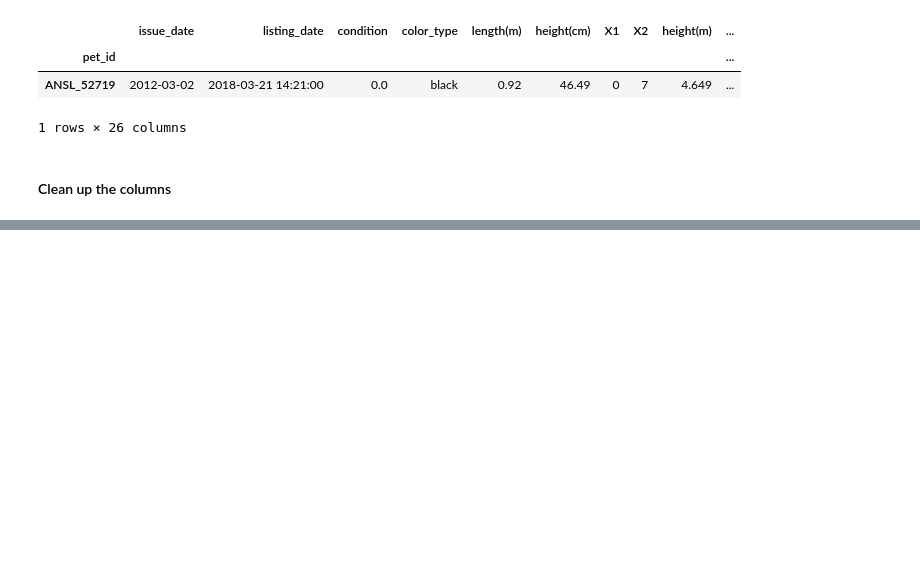
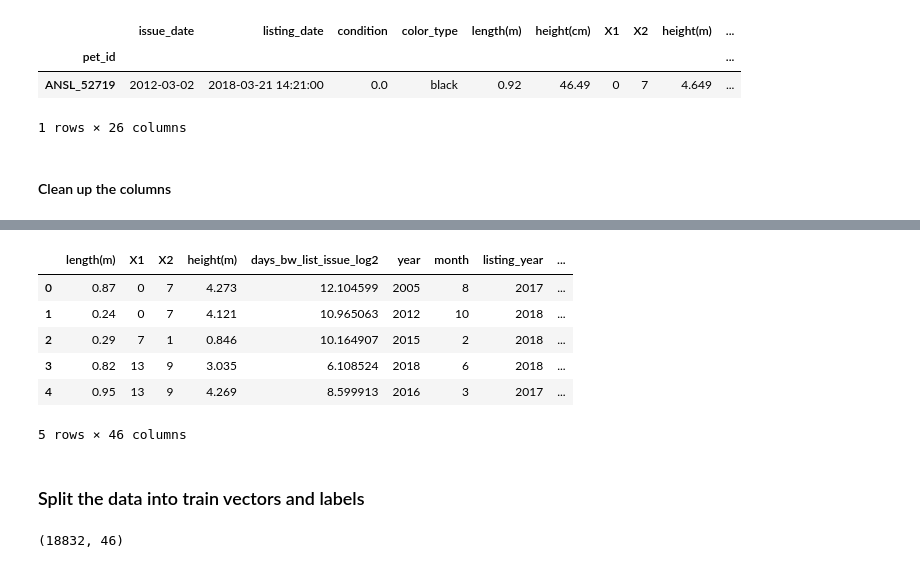
Before and after one commit to ShaunakSen/Data-Science-and-Machine-Learning, a Jupyter notebook: Hackerearth Project - Pet Adoption/Hackerearth ML Project - Pet Adoption.ipynb, the cells around one changed output, grey strips where cells are left out. Drawn from its saved outputs; the diff is of its cells as text; code cells hidden in the pictures; blank space fills up the shorter version.

```diff
--- a/Hackerearth Project - Pet Adoption/Hackerearth ML Project - Pet Adoption.ipynb
+++ b/Hackerearth Project - Pet Adoption/Hackerearth ML Project - Pet Adoption.ipynb
@@ -1093,0 +1302,12 @@ tr_df_with_color.columns
+# %%
+te_df_with_color.head()
+# %% [output]
+|  | length(m) | X1 | X2 | height(m) | days_bw_list_issue_log2 | year | month | listing_year | ... |
+| 0 | 0.87 | 0 | 7 | 4.273 | 12.104599 | 2005 | 8 | 2017 | ... |
+| 1 | 0.24 | 0 | 7 | 4.121 | 10.965063 | 2012 | 10 | 2018 | ... |
+| 2 | 0.29 | 7 | 1 | 0.846 | 10.164907 | 2015 | 2 | 2018 | ... |
+| 3 | 0.82 | 13 | 9 | 3.035 | 6.108524 | 2018 | 6 | 2018 | ... |
+| 4 | 0.95 | 13 | 9 | 4.269 | 8.599913 | 2016 | 3 | 2017 | ... |
+5 rows × 46 columns
+# %% [markdown]
+### Split the data into train vectors and labels
@@ -1093,0 +1321,4 @@ tr_df_with_color.columns
+# %%
+X.shape
+# %% [output]
+(18832, 46)
```
Also changed, not shown: parts of 35 cells of this notebook.
